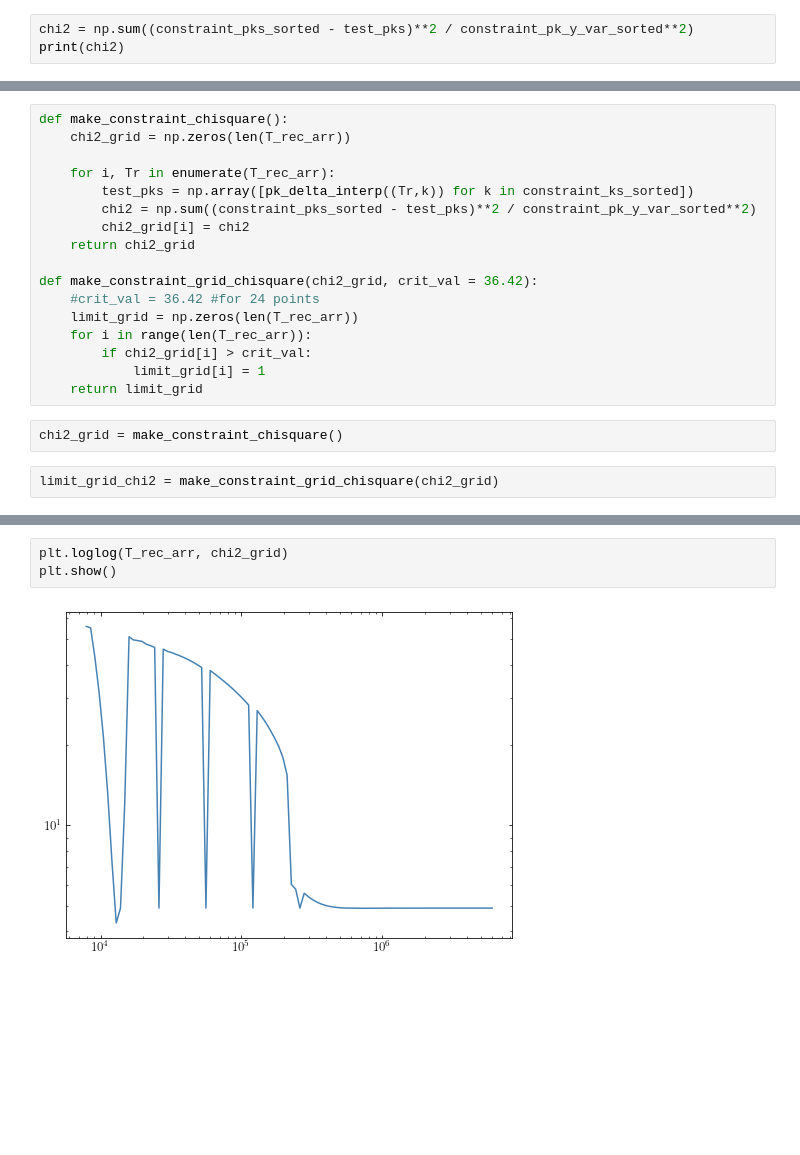
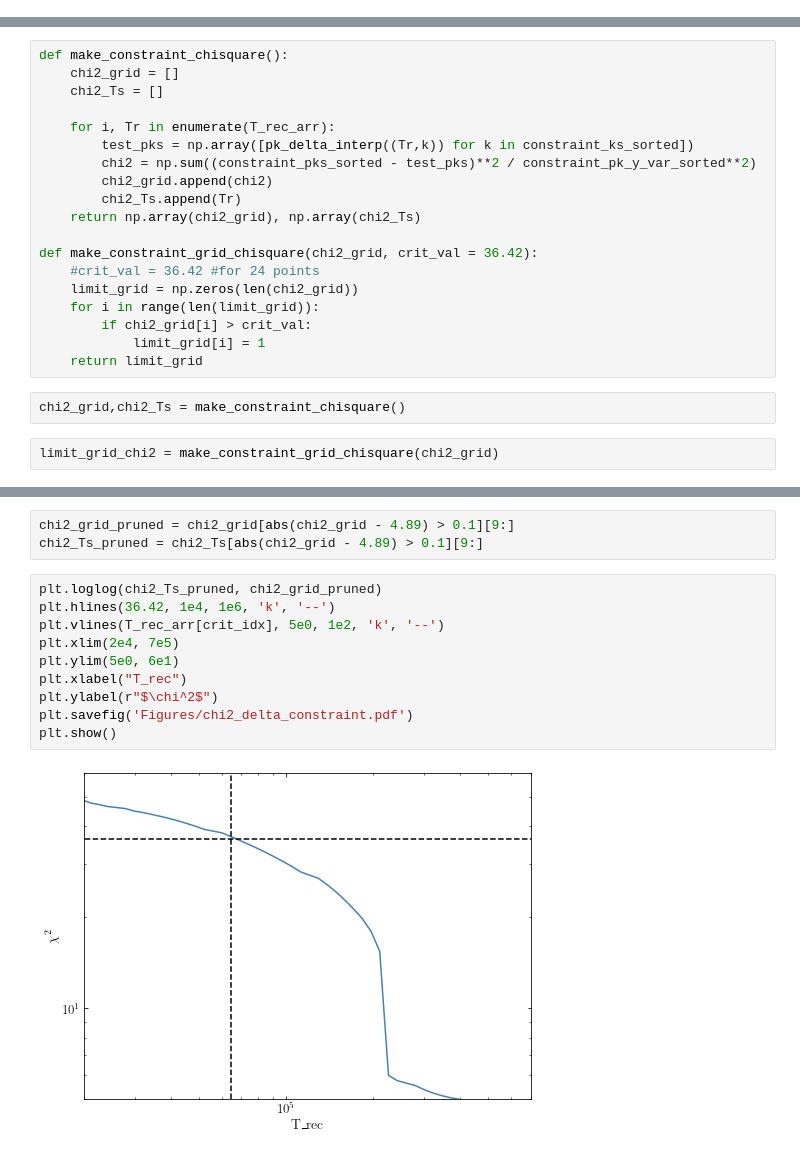
Before and after one commit to NolanSmyth/class_recoupling, a Jupyter notebook: recoupling_constraints_delta.ipynb, the cells around one changed output, grey strips where cells are left out. Drawn from its saved outputs; the diff is of its cells as text; blank space fills up the shorter version.

Commit message:
Newest delta constraints

```diff
--- a/recoupling_constraints_delta.ipynb
+++ b/recoupling_constraints_delta.ipynb
@@ -229,3 +228,0 @@ plt.show()
-# %%
-chi2 = np.sum((constraint_pks_sorted - test_pks)**2 / constraint_pk_y_var_sorted**2)
-print(chi2)
@@ -237,23 +232,25 @@ len(constraint_ks_sorted)
 24
 # %%
 def make_constraint_chisquare():
-    chi2_grid = np.zeros(len(T_rec_arr))
+    chi2_grid = []
+    chi2_Ts = []
 
     for i, Tr in enumerate(T_rec_arr):
         test_pks = np.array([pk_delta_interp((Tr,k)) for k in constraint_ks_sorted])
         chi2 = np.sum((constraint_pks_sorted - test_pks)**2 / constraint_pk_y_var_sorted**2)
-        chi2_grid[i] = chi2
-    return chi2_grid
+        chi2_grid.append(chi2)
+        chi2_Ts.append(Tr)
+    return np.array(chi2_grid), np.array(chi2_Ts)
 
 def make_constraint_grid_chisquare(chi2_grid, crit_val = 36.42):
     #crit_val = 36.42 #for 24 points
-    limit_grid = np.zeros(len(T_rec_arr))
-    for i in range(len(T_rec_arr)):
+    limit_grid = np.zeros(len(chi2_grid))
+    for i in range(len(limit_grid)):
         if chi2_grid[i] > crit_val:
             limit_grid[i] = 1
     return limit_grid
 # %%
-chi2_grid = make_constraint_chisquare()
+chi2_grid,chi2_Ts = make_constraint_chisquare()
 # %%
 limit_grid_chi2 = make_constraint_grid_chisquare(chi2_grid)
 # %%
@@ -264,8 +264,18 @@ Critical temperature is Log10(T) = 4.81
+# %%
+chi2_grid_pruned = chi2_grid[abs(chi2_grid - 4.89) > 0.1][9:]
+chi2_Ts_pruned = chi2_Ts[abs(chi2_grid - 4.89) > 0.1][9:]
 # %%
-plt.loglog(T_rec_arr, chi2_grid)
+plt.loglog(chi2_Ts_pruned, chi2_grid_pruned)
+plt.hlines(36.42, 1e4, 1e6, 'k', '--')
+plt.vlines(T_rec_arr[crit_idx], 5e0, 1e2, 'k', '--')
+plt.xlim(2e4, 7e5)
+plt.ylim(5e0, 6e1)
+plt.xlabel("T_rec")
+plt.ylabel(r"$\chi^2$")
+plt.savefig('Figures/chi2_delta_constraint.pdf')
 plt.show()
 # %% [output]
-[figure, old version]
+[figure, new version]
 # %%
 plt.errorbar(
     dfBOSS["k"],
```
Also changed, not shown: parts of 12 cells of this notebook, 1 other file.
